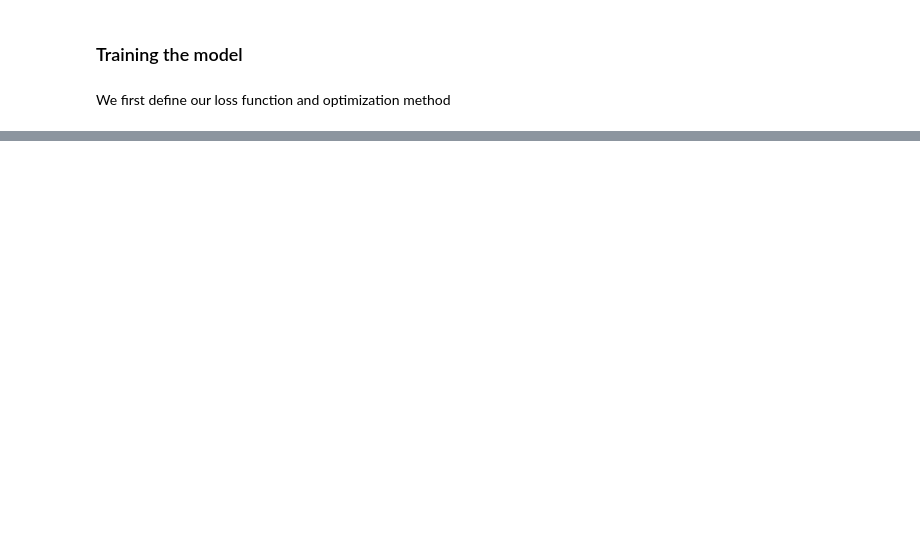
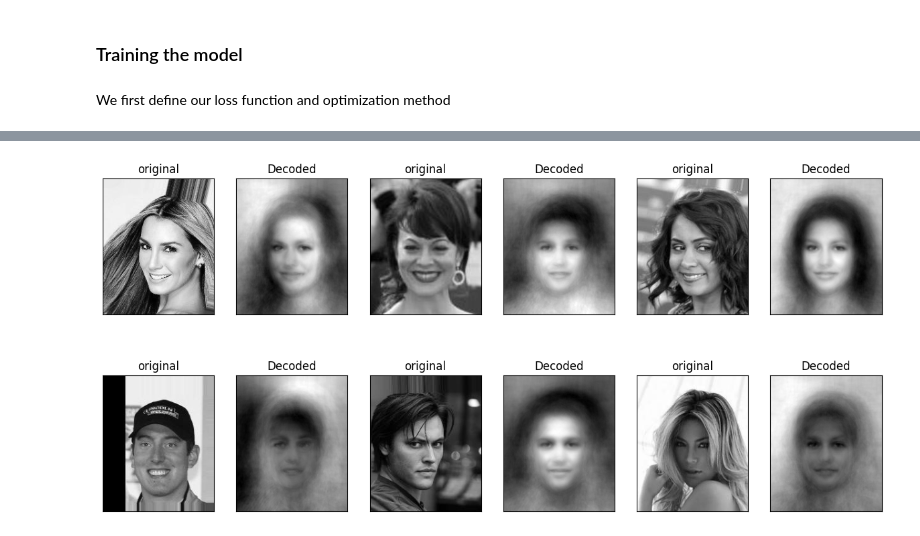
Before and after one commit to TheYibster/-Math_108C-Final-Project, a Jupyter notebook: main.ipynb, the cells around one changed output, grey strips where cells are left out. Drawn from its saved outputs; the diff is of its cells as text; code cells hidden in the pictures; blank space fills up the shorter version.

```diff
--- a/main.ipynb
+++ b/main.ipynb
@@ -96,15 +98,18 @@ class Encoder(nn.Module):
         self.pool3 = nn.MaxPool2d(kernel_size=2, return_indices=True)
 
         self.flatten = nn.Flatten()
-        self.fc = nn.Linear(in_features=24*6*4, out_features=latent_dim)
+        self.fc = nn.Linear(in_features=144, out_features=latent_dim)
 
     def forward(self, x):
         x = self.conv1(x)
         x, indice1 = self.pool1(x)
+
         x = self.conv2(x)
         x, indice2 = self.pool2(x)
+
         x = self.conv3(x)
         x, indice3 = self.pool3(x)
+
         x = self.flatten(x)
         latent_representation = self.fc(x)
 
@@ -204,0 +250,30 @@ RuntimeError: mat1 and mat2 shapes cannot be multiplied (64x144 and 576x10)
+# %%
+plt.figure(figsize=(15,7))
+count=0
+pos=0
+
+for feature, label in dataloader:
+    example=feature[count, :]
+    with torch.no_grad():
+        result=model(example.reshape(1,1,218,178))
+
+    pos+=1
+    ax1=plt.subplot(2,6,pos)
+    ax1.set_title("original")
+    plt.xticks(())
+    plt.yticks(())
+    plt.imshow(example.reshape(218,178,1), cmap="gray")
+
+
+    pos+=1
+    ax2=plt.subplot(2,6,pos)
+    ax2.set_title("Decoded")
+    plt.xticks(())
+    plt.yticks(())
+    plt.imshow(result.reshape(218,178,1), cmap="gray")
+
+    count+=1
+    if count>=6:
+        break
+# %% [output]
+[figure, added]
```
Also changed, not shown: parts of 9 cells of this notebook.
